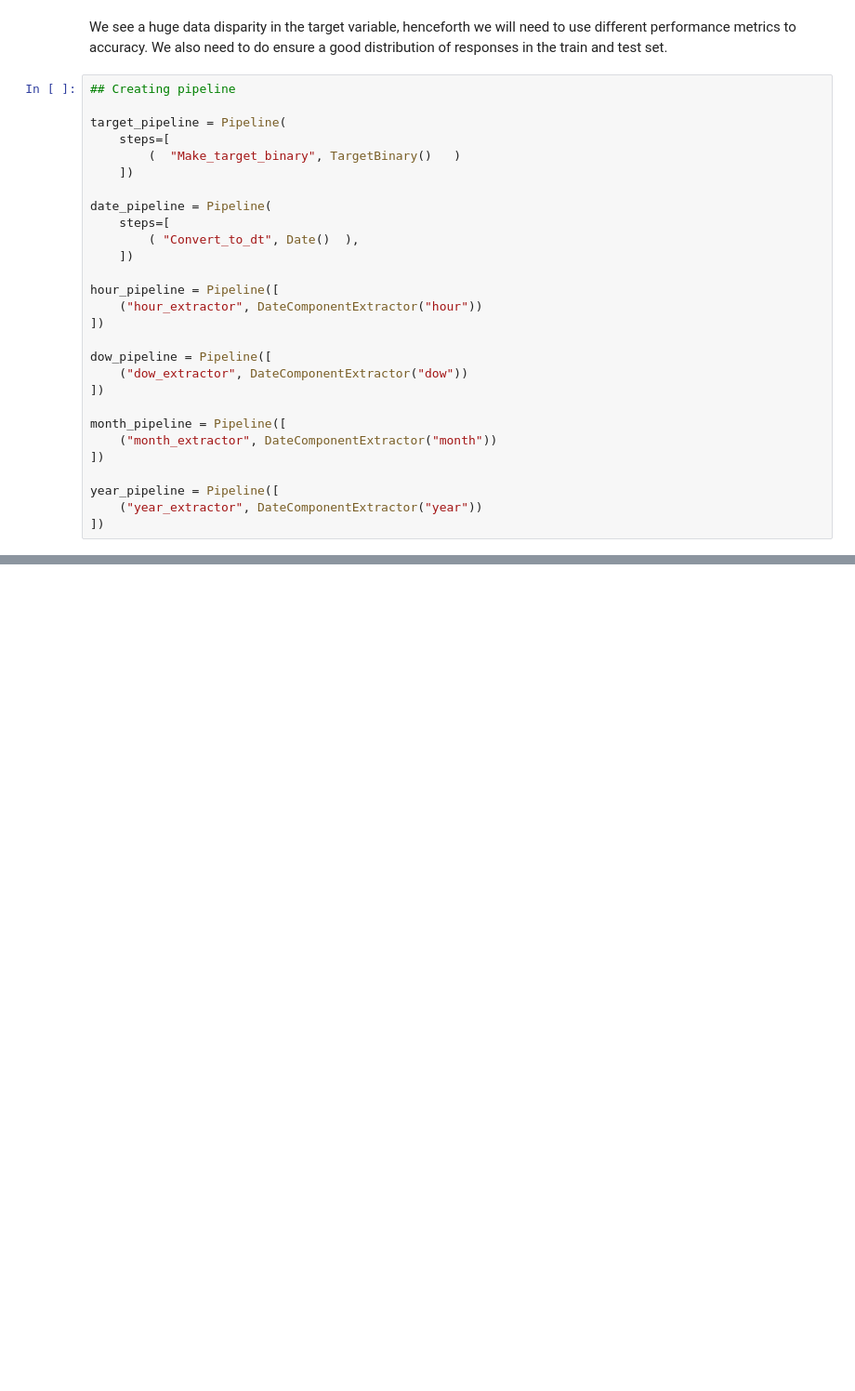
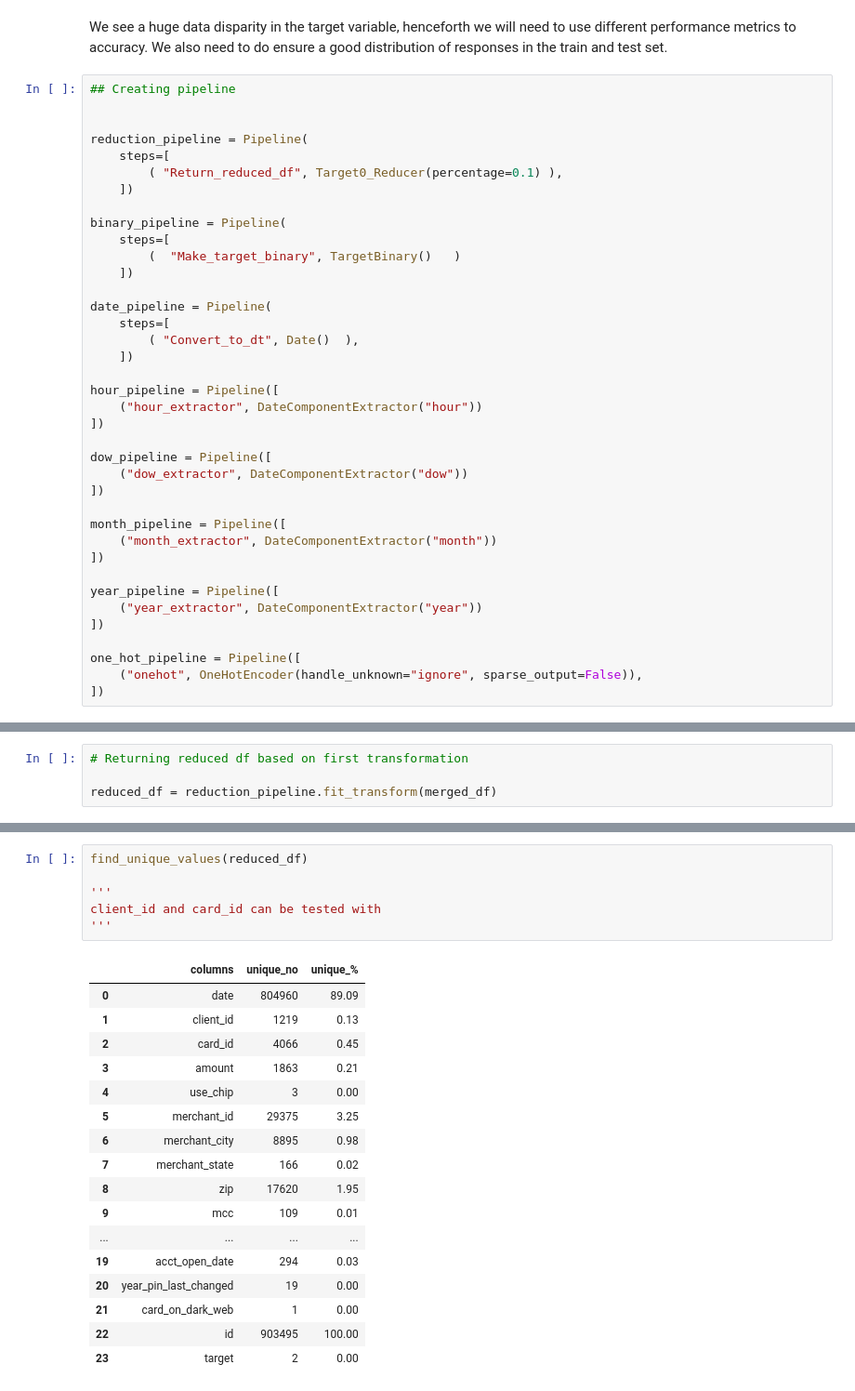
Before and after one commit to andriysinclair/FraudDetection, a Jupyter notebook: eda_cleaning.ipynb, the cells around one changed output, grey strips where cells are left out. Shown at 93% size. Saved outputs shown, nothing was run; the diff lists cells and outputs as text; blank space fills up the shorter version.

Commit message:
Added more transformation pipelines: OneHotEncoding etc.

```diff
--- a/eda_cleaning.ipynb
+++ b/eda_cleaning.ipynb
@@ -247,7 +251,13 @@ We see a huge data disparity in the target variable, henceforth we will need to
 # %%
 ## Creating pipeline
 
-target_pipeline = Pipeline(
+
+reduction_pipeline = Pipeline(
+    steps=[
+        ( "Return_reduced_df", Target0_Reducer(percentage=0.1) ),
+    ])
+
+binary_pipeline = Pipeline(
     steps=[
         (  "Make_target_binary", TargetBinary()   )
     ])
@@ -272,4 +282,8 @@ month_pipeline = Pipeline([
 year_pipeline = Pipeline([
     ("year_extractor", DateComponentExtractor("year"))
 ])
+
+one_hot_pipeline = Pipeline([
+    ("onehot", OneHotEncoder(handle_unknown="ignore", sparse_output=False)),
+])
 # %%
@@ -284 +312,5 @@ preprocessor = ColumnTransformer([
+# %%
+# Returning reduced df based on first transformation
+
+reduced_df = reduction_pipeline.fit_transform(merged_df)
 # %%
@@ -301,0 +338,24 @@ transform_target
+# %%
+find_unique_values(reduced_df)
+
+'''
+client_id and card_id can be tested with
+'''
+# %% [output]
+|  | columns | unique_no | unique_% |
+| 0 | date | 804960 | 89.09 |
+| 1 | client_id | 1219 | 0.13 |
+| 2 | card_id | 4066 | 0.45 |
+| 3 | amount | 1863 | 0.21 |
+| 4 | use_chip | 3 | 0.00 |
+| 5 | merchant_id | 29375 | 3.25 |
+| 6 | merchant_city | 8895 | 0.98 |
+| 7 | merchant_state | 166 | 0.02 |
+| 8 | zip | 17620 | 1.95 |
+| 9 | mcc | 109 | 0.01 |
+| ... | ... | ... | ... |
+| 19 | acct_open_date | 294 | 0.03 |
+| 20 | year_pin_last_changed | 19 | 0.00 |
+| 21 | card_on_dark_web | 1 | 0.00 |
+| 22 | id | 903495 | 100.00 |
+| 23 | target | 2 | 0.00 |
```
Also changed, not shown: parts of 10 cells of this notebook, 2 other files.
